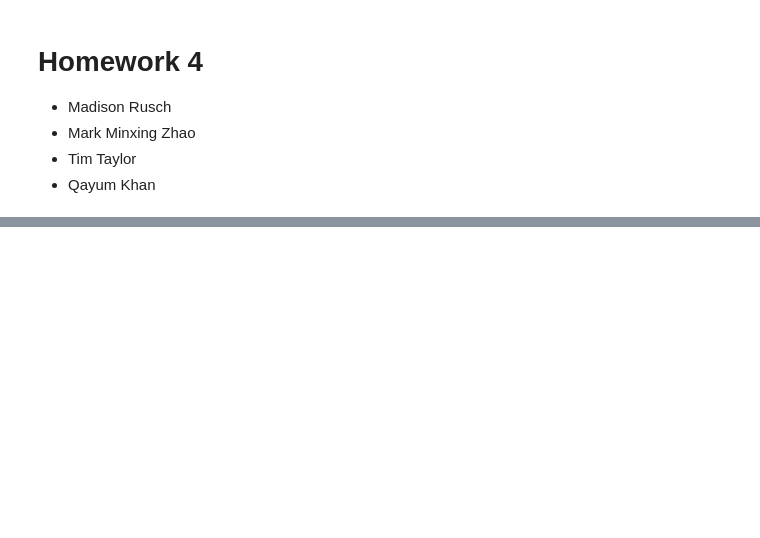
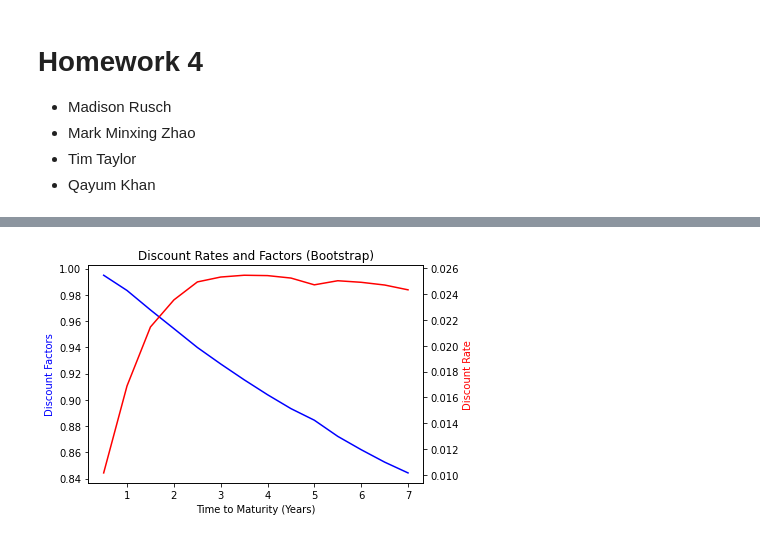
Before and after one commit to madison-rusch/finm-fixedincome-2023, a Jupyter notebook: homework/Homework 4 - Madison.ipynb, the cells around one changed output, grey strips where cells are left out. Drawn from its saved outputs; the diff is of its cells as text; code cells hidden in the pictures; blank space fills up the shorter version.

```diff
--- a/homework/Homework 4 - Madison.ipynb
+++ b/homework/Homework 4 - Madison.ipynb
@@ -246,0 +100,5 @@ The return on equity capital is -274.165%
+# %%
+filepath_rates = f'../data/selected_treasury_rates.xlsx'
+rate_data = pd.read_excel(filepath_rates)
+rate_data = rate_data.set_index('KYTREASNO')
+display(rate_data)
@@ -246,0 +187,41 @@ The return on equity capital is -274.165%
+# %%
+# Now get prices
+prices = rate_data['price'][cashflows.index].values
+
+# And only keep cashflows on maturity dates
+maturity_dates_only_filter = cashflows.columns[(cashflows>=100).any()]
+filtered_cashflows = cashflows[maturity_dates_only_filter]
+
+# Now bootstrap
+mod = LinearRegression(fit_intercept=False).fit(filtered_cashflows.values,prices)
+# This is Y-Axis (discount factors)
+discount_factors = mod.coef_
+
+# Get the X-Axis (time to maturity in years)
+dates = filtered_cashflows.columns
+date_diff = dates-datetime.datetime(2022, 3, 31)
+maturity_delta = date_diff / pd.Timedelta('365.25 days')
+
+# Now that we have discount factors, we can convert to discount rates
+discount_rates = (2 * (1/discount_factors**(1/(2 * maturity_delta)) - 1))
+
+# Graph
+fig, ax = plt.subplots()
+
+x = maturity_delta
+y1 = discount_factors
+y2 = discount_rates
+
+plt.title('Discount Rates and Factors (Bootstrap)')
+ax.plot(x, y1, color="blue")                  # set line color to blue
+ax.set_xlabel('Time to Maturity (Years)')
+ax.set_ylabel('Discount Factors', color="blue")        # set y axis title to blue
+
+# We create another axis object. It shares the same x axis as ax, but the y-axis is separate.
+ax2 = ax.twinx()
+ax2.plot(x, y2, color="red")                  # set line color to red
+ax2.set_ylabel('Discount Rate', color="red")        # set y axis title to red
+
+plt.show()
+# %% [output]
+[figure, added]
```
Also changed, not shown: parts of 34 cells of this notebook, 2 other files.
